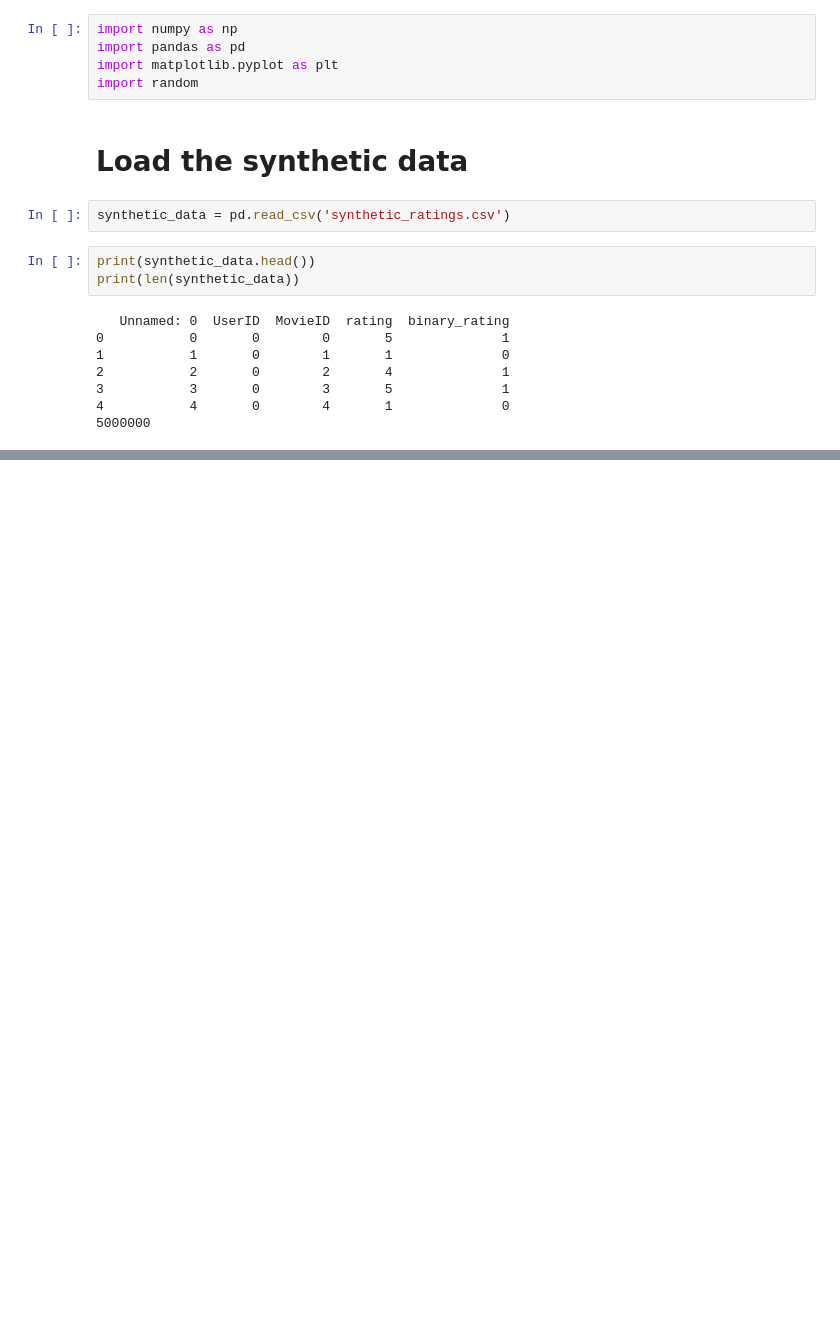
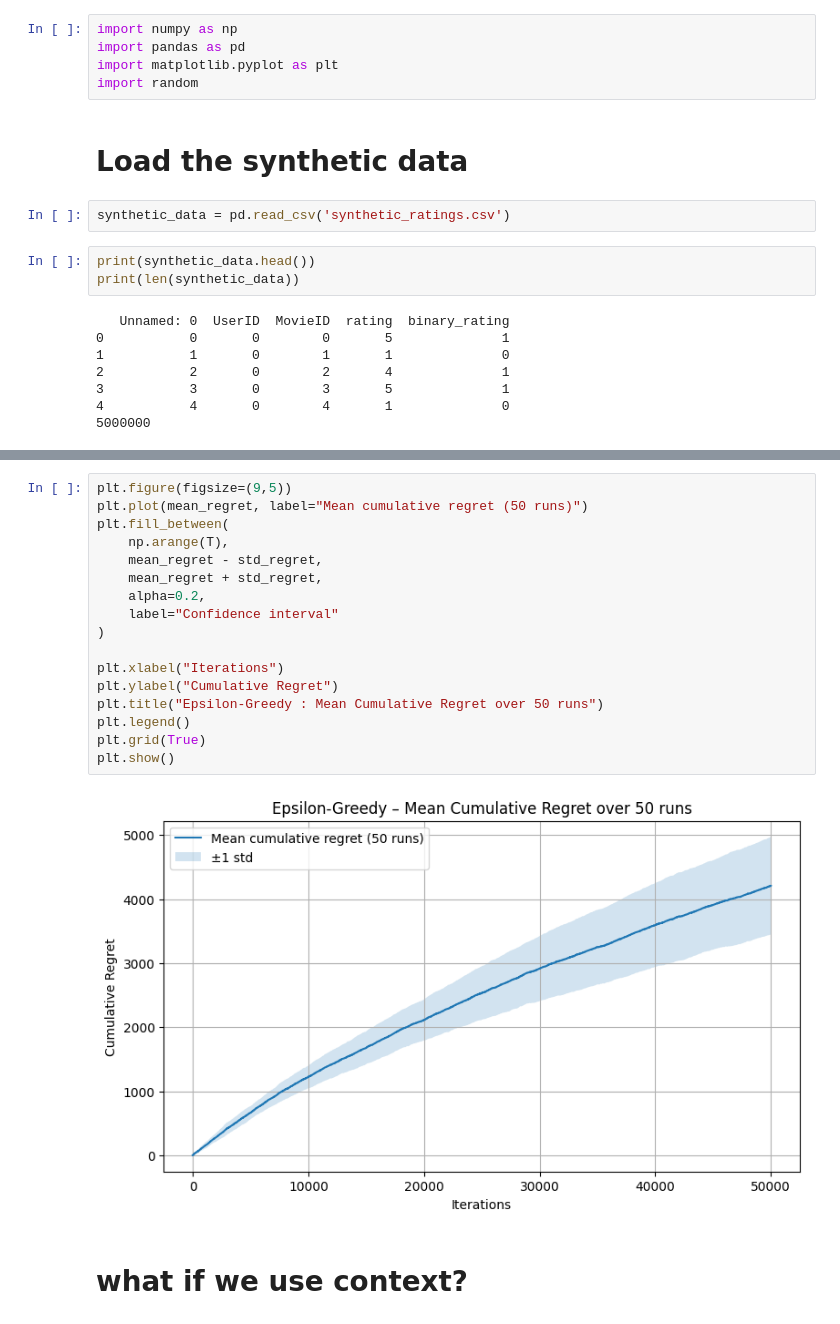
Before and after one commit to lealagonotte/Advanced_ML, a Jupyter notebook: synthetic_epsgreedy.ipynb, the cells around one changed output, grey strips where cells are left out. Saved outputs shown, nothing was run; the diff lists cells and outputs as text; blank space fills up the shorter version.

```diff
--- a/synthetic_epsgreedy.ipynb
+++ b/synthetic_epsgreedy.ipynb
@@ -107,0 +159,21 @@ plt.show()
+# %%
+plt.figure(figsize=(9,5))
+plt.plot(mean_regret, label="Mean cumulative regret (50 runs)")
+plt.fill_between(
+    np.arange(T),
+    mean_regret - std_regret,
+    mean_regret + std_regret,
+    alpha=0.2,
+    label="Confidence interval"
+)
+
+plt.xlabel("Iterations")
+plt.ylabel("Cumulative Regret")
+plt.title("Epsilon-Greedy : Mean Cumulative Regret over 50 runs")
+plt.legend()
+plt.grid(True)
+plt.show()
+# %% [output]
+[figure, added]
+# %% [markdown]
+# what if we use context?
```
Also changed, not shown: parts of 5 cells of this notebook.
